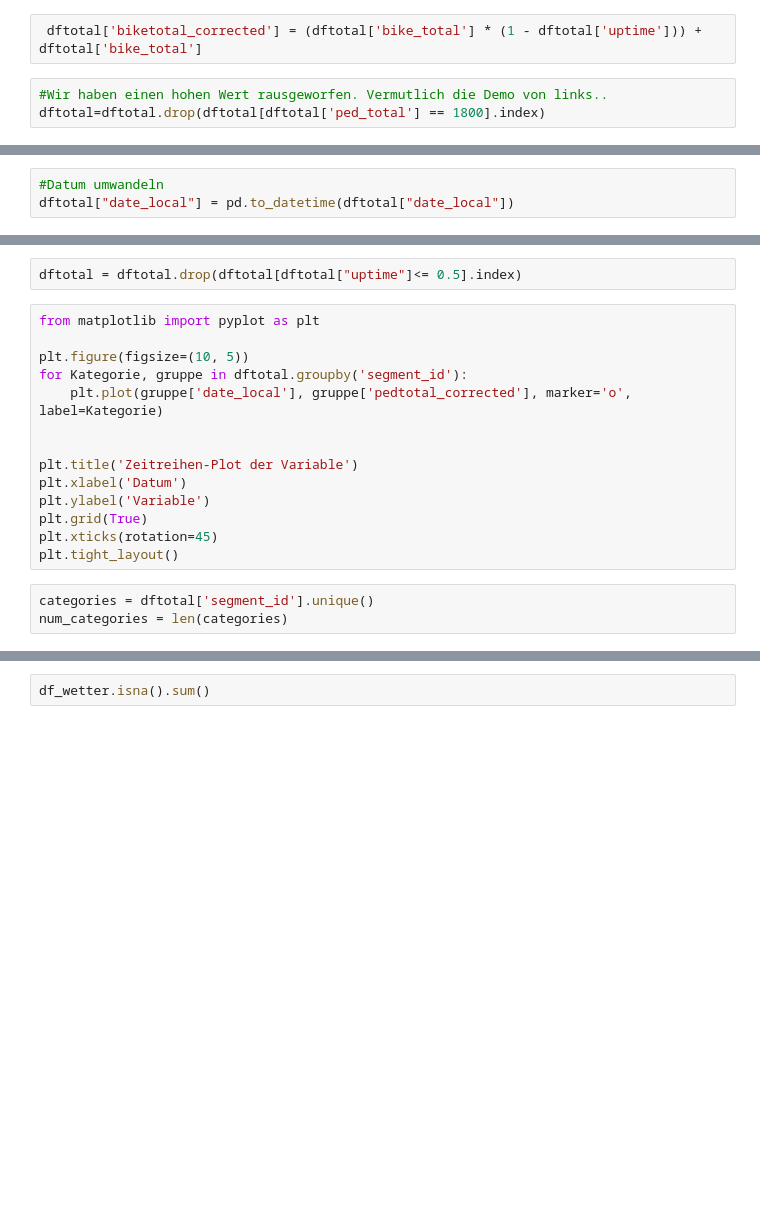
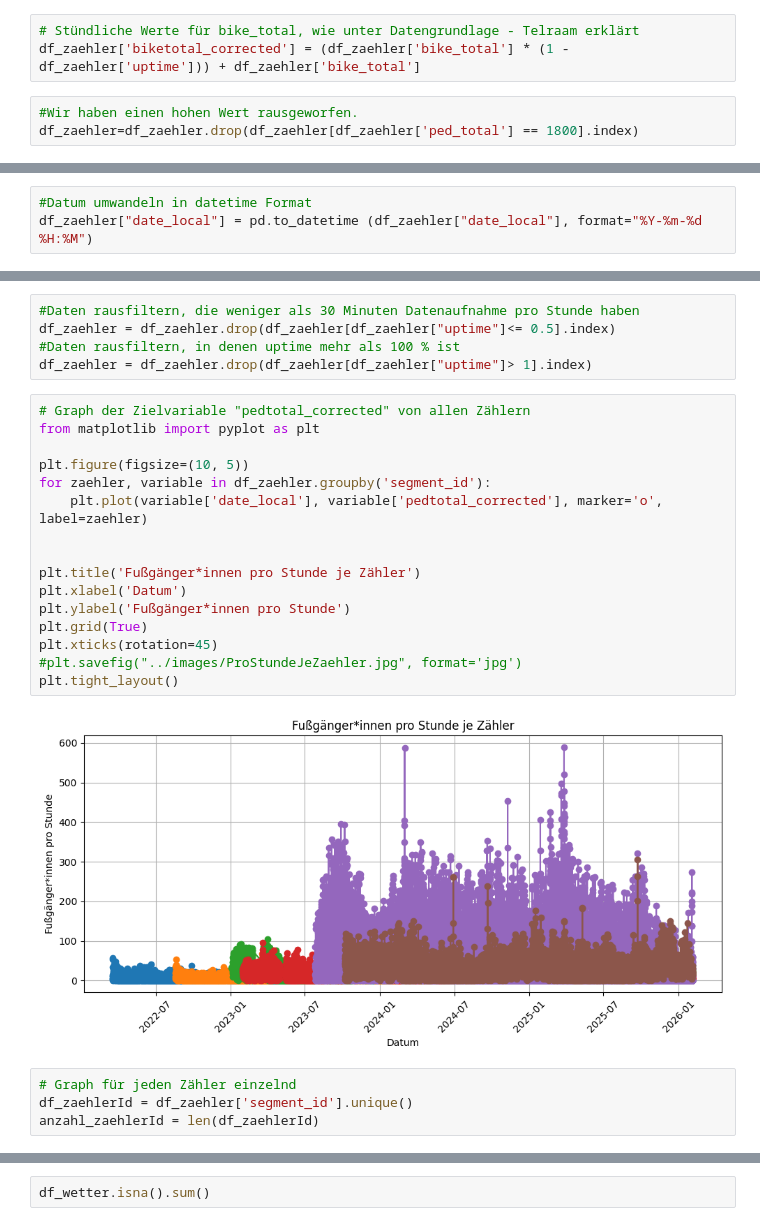
Before and after one commit to mjrm123mi/Data-Science-Pedestrian-Project, a Jupyter notebook: src/Explorative_Datenanalyse_Fußgaengerinnen.ipynb, the cells around one changed output, grey strips where cells are left out. Saved outputs shown, nothing was run; the diff lists cells and outputs as text; blank space fills up the shorter version.

Commit message:
Baselinemodell neu und konsitente Variablen und stuendliche Wert

```diff
--- a/src/Explorative_Datenanalyse_Fußgaengerinnen.ipynb
+++ b/src/Explorative_Datenanalyse_Fußgaengerinnen.ipynb
@@ -26,5 +35,6 @@ dftotal.head()
 # %%
- dftotal['biketotal_corrected'] = (dftotal['bike_total'] * (1 - dftotal['uptime'])) + dftotal['bike_total']
+# Stündliche Werte für bike_total, wie unter Datengrundlage - Telraam erklärt
+df_zaehler['biketotal_corrected'] = (df_zaehler['bike_total'] * (1 - df_zaehler['uptime'])) + df_zaehler['bike_total']
 # %%
-#Wir haben einen hohen Wert rausgeworfen. Vermutlich die Demo von links..
-dftotal=dftotal.drop(dftotal[dftotal['ped_total'] == 1800].index)
+#Wir haben einen hohen Wert rausgeworfen.
+df_zaehler=df_zaehler.drop(df_zaehler[df_zaehler['ped_total'] == 1800].index)
@@ -40,3 +41,3 @@ dftotal.describe()
 # %%
-#Datum umwandeln
-dftotal["date_local"] = pd.to_datetime(dftotal["date_local"])
+#Datum umwandeln in datetime Format
+df_zaehler["date_local"] = pd.to_datetime (df_zaehler["date_local"], format="%Y-%m-%d %H:%M")
@@ -43,21 +54,29 @@ dftotal["date_local"] = pd.to_datetime(dftotal["date_local"])
 # %%
-dftotal = dftotal.drop(dftotal[dftotal["uptime"]<= 0.5].index)
+#Daten rausfiltern, die weniger als 30 Minuten Datenaufnahme pro Stunde haben
+df_zaehler = df_zaehler.drop(df_zaehler[df_zaehler["uptime"]<= 0.5].index)
+#Daten rausfiltern, in denen uptime mehr als 100 % ist
+df_zaehler = df_zaehler.drop(df_zaehler[df_zaehler["uptime"]> 1].index)
 # %%
+# Graph der Zielvariable "pedtotal_corrected" von allen Zählern
 from matplotlib import pyplot as plt
 
 plt.figure(figsize=(10, 5))
-for Kategorie, gruppe in dftotal.groupby('segment_id'):
-    plt.plot(gruppe['date_local'], gruppe['pedtotal_corrected'], marker='o', label=Kategorie)
+for zaehler, variable in df_zaehler.groupby('segment_id'):
+    plt.plot(variable['date_local'], variable['pedtotal_corrected'], marker='o', label=zaehler)
 
 
-plt.title('Zeitreihen-Plot der Variable')
+plt.title('Fußgänger*innen pro Stunde je Zähler')
 plt.xlabel('Datum')
-plt.ylabel('Variable')
+plt.ylabel('Fußgänger*innen pro Stunde')
 plt.grid(True)
 plt.xticks(rotation=45)
+#plt.savefig("../images/ProStundeJeZaehler.jpg", format='jpg')
 plt.tight_layout()
+# %% [output]
+[figure, added]
 # %%
-categories = dftotal['segment_id'].unique()
-num_categories = len(categories)
+# Graph für jeden Zähler einzelnd
+df_zaehlerId = df_zaehler['segment_id'].unique()
+anzahl_zaehlerId = len(df_zaehlerId)
 # %%
 # Erstellen der Subplots
```
Also changed, not shown: parts of 98 cells of this notebook.
